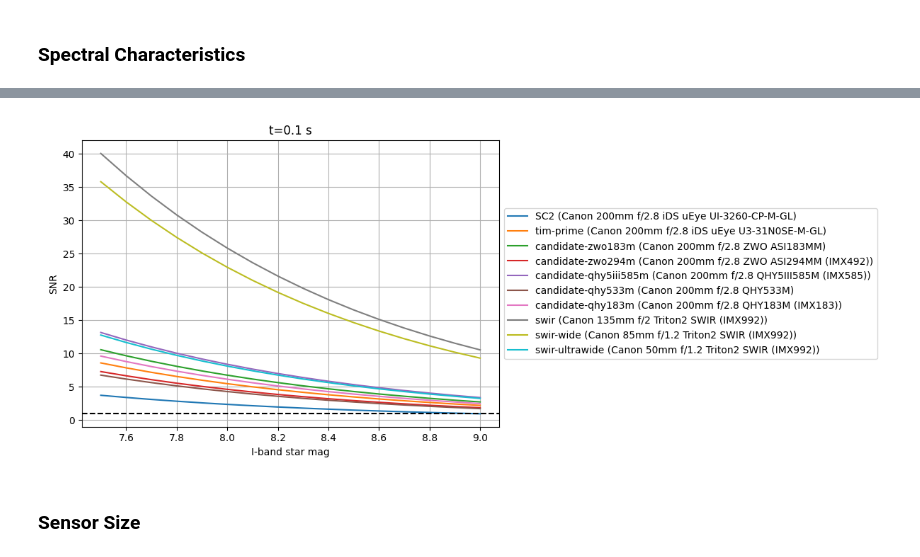
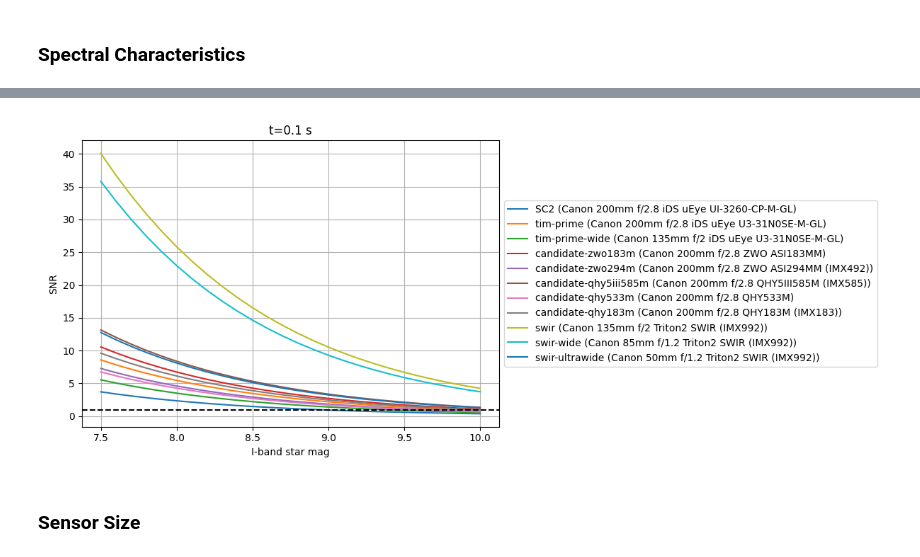
Before and after one commit to evanmayer/starcam-sim, a Jupyter notebook: starcam_trade_study.ipynb, the cells around one changed output, grey strips where cells are left out. Drawn from its saved outputs; the diff is of its cells as text; code cells hidden in the pictures.

```diff
--- a/starcam_trade_study.ipynb
+++ b/starcam_trade_study.ipynb
@@ -244,7 +249,7 @@ cams = [
     # SC1,
     SC2,
     tim_prime,
-    # tim_prime_wide,
+    tim_prime_wide,
     cam_zwo183m,
     cam_zwo294m,
     # cam_zwo294m_wide_fast,
@@ -296,22 +301,22 @@ fig.tight_layout()
 # %%
 fig, ax = plt.subplots(figsize=(12,5))
 
 t_exp = 0.1 * u.s
-mags = np.arange(9, 7.4, -0.1)
+mags = np.arange(10, 7.4, -0.1)
 for cam in cams:
     snrs = []
     for mag in mags:
         snrs.append(simple_snr_spectral(t_exp, lambd, mag, cam))
     ax.plot(mags, snrs, label=f'{cam.name} ({cam.lens.name} {cam.sensor.name})')
 ax.axhline(1, linestyle='--', color='k')
 ax.set_xlabel('I-band star mag')
 ax.set_ylabel('SNR')
 ax.set_title(f't={t_exp:0.1f}')
 ax.grid()
 ax.legend(loc='center left', bbox_to_anchor=(1, 0.5))
 fig.tight_layout()
 # %% [output]
-[figure, old version]
+[figure, new version]
 # %% [markdown]
 ### Sensor Size
 # %%
```
Also changed, not shown: parts of 12 cells of this notebook.
